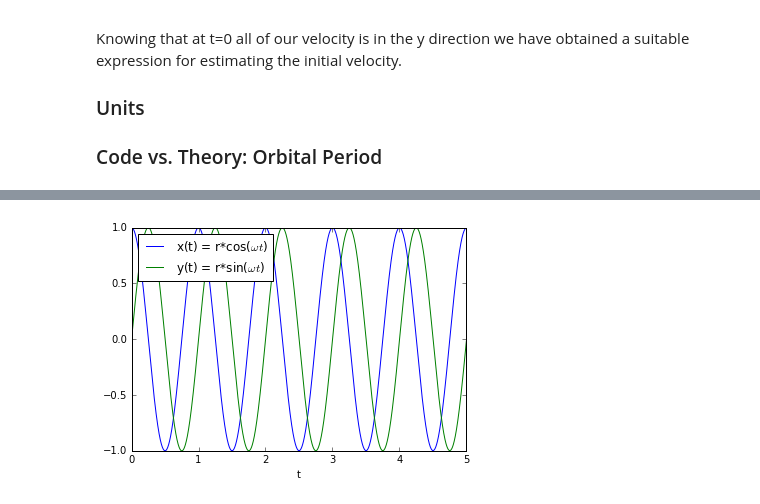
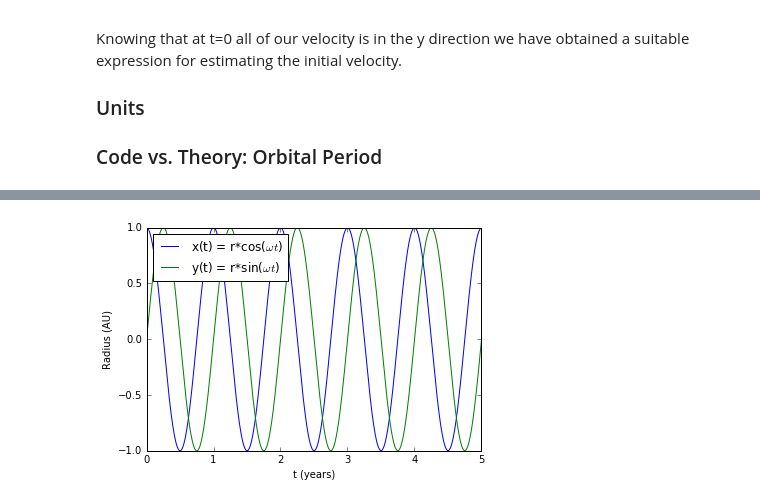
Before and after one commit to byrnejus/Projects, a Jupyter notebook: Project3/Project3.ipynb, the cells around one changed output, grey strips where cells are left out. Drawn from its saved outputs; the diff is of its cells as text; code cells hidden in the pictures.

```diff
--- a/Project3/Project3.ipynb
+++ b/Project3/Project3.ipynb
@@ -342,33 +342,34 @@ v_x_vec[1]=v_out
 RK4(Vprime_y,y_0,v_y0)
 y_vec[1]=p_out
 v_y_vec[1]=v_out
 
 #Now just loop, storing variables in array
 j=2
 while j < n:
     RK4(Vprime_x,x_vec[j-1],v_x_vec[j-1])
     x_vec[j]=p_out
     v_x_vec[j]=v_out
 
     RK4(Vprime_y,y_vec[j-1],v_y_vec[j-1])
     y_vec[j]=p_out
     v_y_vec[j]=v_out
     j=j+1
 
 #Plotting
 from pylab import *
 %matplotlib inline
-xlabel("t")
-ylabel("")
+xlabel("t (years)")
+ylabel("Radius (AU)")
 axes = plt.gca()
 axes.set_xlim([0,5])
 axes.set_ylim([-r,r])
 title(" ")
 #You can add a plot legend instead of just hacking one into the title
 plot(t_vec,x_vec,label="x(t) = r*cos($\omega t$)")
 plot(t_vec,y_vec,label="y(t) = r*sin($\omega t$)")
 plt.legend(loc='upper left')
+plt.show
 #Suppress output from plotting section
 print("")
 # %% [output]
-[figure, old version]
+[figure, new version]
```
